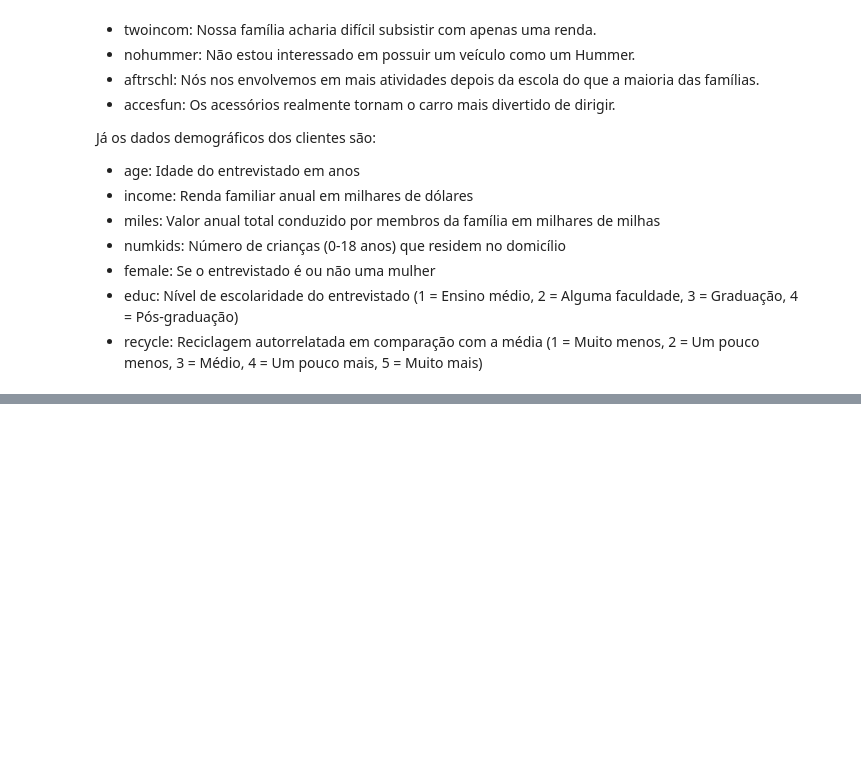
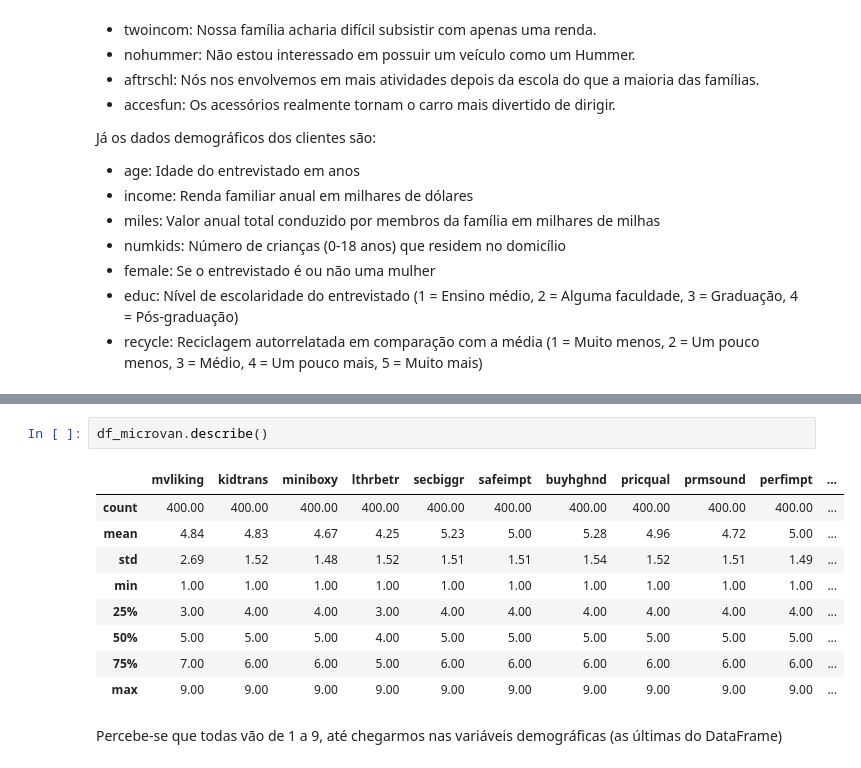
Before and after one commit to rhyanfrazao/projeto-pca-marketing, a Jupyter notebook: projeto-pca.ipynb, the cells around one changed output, grey strips where cells are left out. Drawn from its saved outputs; the diff is of its cells as text; blank space fills up the shorter version.

```diff
--- a/projeto-pca.ipynb
+++ b/projeto-pca.ipynb
@@ -113,0 +192,14 @@ Já os dados demográficos dos clientes são:
+# %%
+df_microvan.describe()
+# %% [output]
+|  | mvliking | kidtrans | miniboxy | lthrbetr | secbiggr | safeimpt | buyhghnd | pricqual | prmsound | perfimpt | ... |
+| count | 400.00 | 400.00 | 400.00 | 400.00 | 400.00 | 400.00 | 400.00 | 400.00 | 400.00 | 400.00 | ... |
+| mean | 4.84 | 4.83 | 4.67 | 4.25 | 5.23 | 5.00 | 5.28 | 4.96 | 4.72 | 5.00 | ... |
+| std | 2.69 | 1.52 | 1.48 | 1.52 | 1.51 | 1.51 | 1.54 | 1.52 | 1.51 | 1.49 | ... |
+| min | 1.00 | 1.00 | 1.00 | 1.00 | 1.00 | 1.00 | 1.00 | 1.00 | 1.00 | 1.00 | ... |
+| 25% | 3.00 | 4.00 | 4.00 | 3.00 | 4.00 | 4.00 | 4.00 | 4.00 | 4.00 | 4.00 | ... |
+| 50% | 5.00 | 5.00 | 5.00 | 4.00 | 5.00 | 5.00 | 5.00 | 5.00 | 5.00 | 5.00 | ... |
+| 75% | 7.00 | 6.00 | 6.00 | 5.00 | 6.00 | 6.00 | 6.00 | 6.00 | 6.00 | 6.00 | ... |
+| max | 9.00 | 9.00 | 9.00 | 9.00 | 9.00 | 9.00 | 9.00 | 9.00 | 9.00 | 9.00 | ... |
+# %% [markdown]
+Percebe-se que todas vão de 1 a 9, até chegarmos nas variáveis demográficas (as últimas do DataFrame)
```
Also changed, not shown: parts of 11 cells of this notebook.
